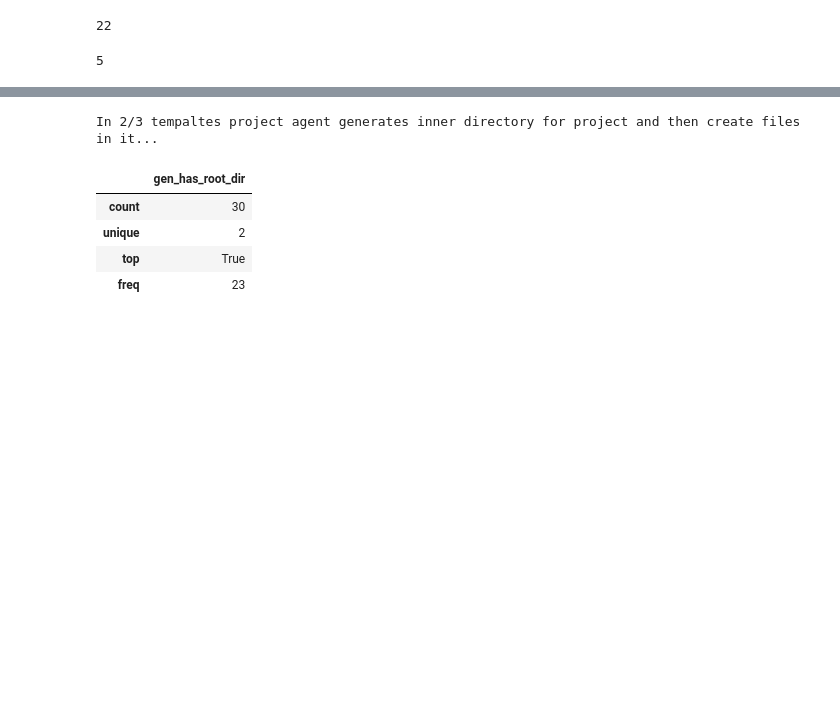
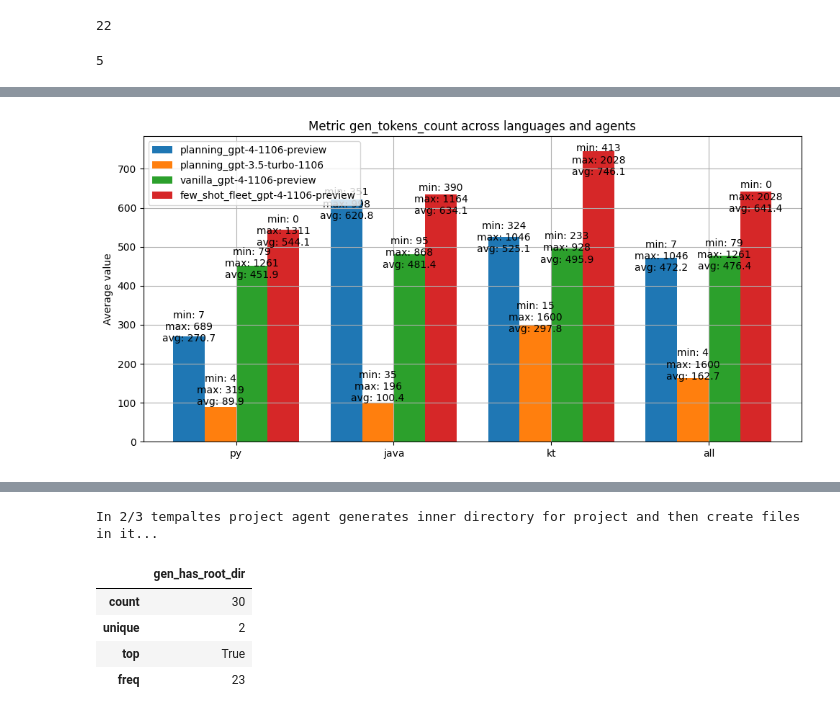
Before and after one commit to JetBrains-Research/agents-eval, a Jupyter notebook: src/template_generation/notebooks/metrics.ipynb, the cells around one changed output, grey strips where cells are left out. Drawn from its saved outputs; the diff is of its cells as text; code cells hidden in the pictures; blank space fills up the shorter version.

```diff
--- a/src/template_generation/notebooks/metrics.ipynb
+++ b/src/template_generation/notebooks/metrics.ipynb
@@ -222,0 +221,4 @@ plot_bar_for_metric('quality', 'gen_file_tree_depth', golden=True)
+# %%
+plot_bar_for_metric('quality', 'gen_tokens_count', golden=False)
+# %% [output]
+[figure, added]
```
Also changed, not shown: parts of 7 cells of this notebook, 29 other files.
